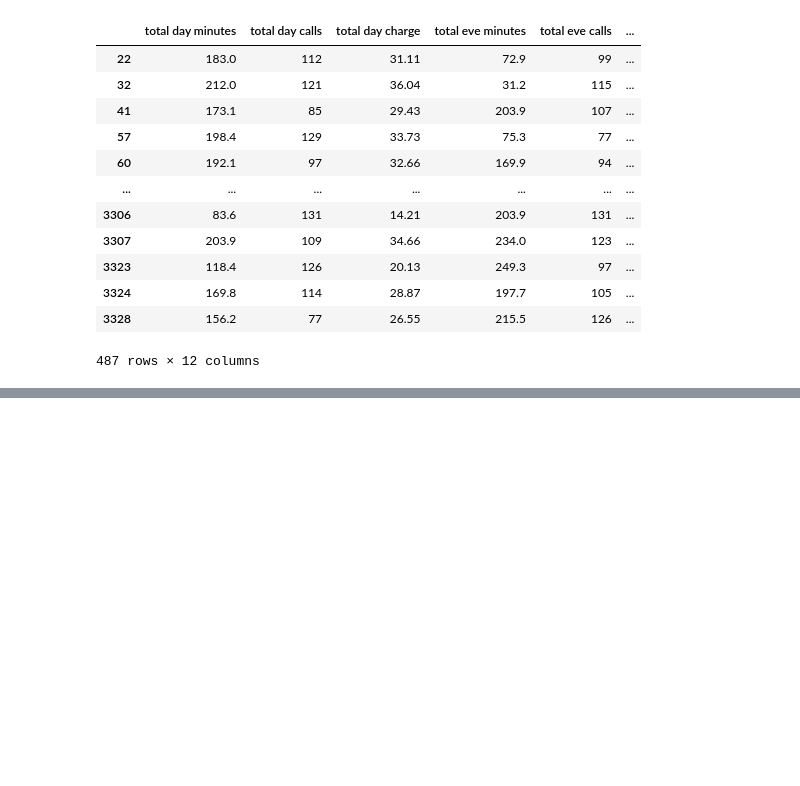
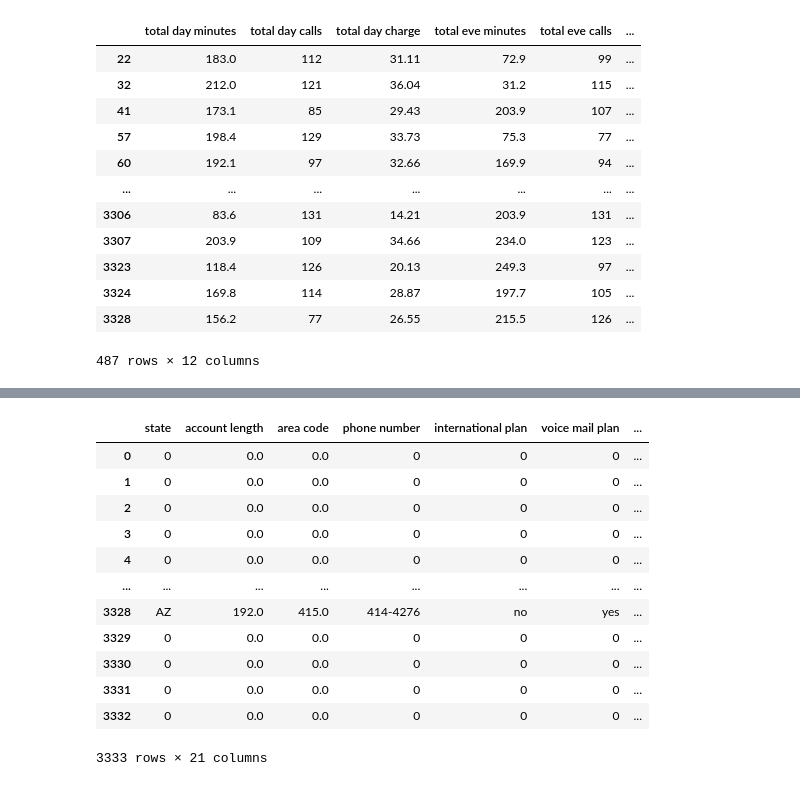
Before and after one commit to yuvii0125/Pandas, a Jupyter notebook: Pandas Filtering of Data/03_filtering_pandas.ipynb, the cells around one changed output, grey strips where cells are left out. Saved outputs shown, nothing was run; the diff lists cells and outputs as text; code cells hidden in the pictures; blank space fills up the shorter version.

```diff
--- a/Pandas Filtering of Data/03_filtering_pandas.ipynb
+++ b/Pandas Filtering of Data/03_filtering_pandas.ipynb
@@ -342,0 +401,16 @@ df.loc[(filter1 & filter2),column_filter_mask]
+# %%
+df.where(filter1 & filter2).fillna(0) #Fill the null values with 0
+# %% [output]
+|  | state | account length | area code | phone number | international plan | voice mail plan | ... |
+| 0 | 0 | 0.0 | 0.0 | 0 | 0 | 0 | ... |
+| 1 | 0 | 0.0 | 0.0 | 0 | 0 | 0 | ... |
+| 2 | 0 | 0.0 | 0.0 | 0 | 0 | 0 | ... |
+| 3 | 0 | 0.0 | 0.0 | 0 | 0 | 0 | ... |
+| 4 | 0 | 0.0 | 0.0 | 0 | 0 | 0 | ... |
+| ... | ... | ... | ... | ... | ... | ... | ... |
+| 3328 | AZ | 192.0 | 415.0 | 414-4276 | no | yes | ... |
+| 3329 | 0 | 0.0 | 0.0 | 0 | 0 | 0 | ... |
+| 3330 | 0 | 0.0 | 0.0 | 0 | 0 | 0 | ... |
+| 3331 | 0 | 0.0 | 0.0 | 0 | 0 | 0 | ... |
+| 3332 | 0 | 0.0 | 0.0 | 0 | 0 | 0 | ... |
+3333 rows × 21 columns
```
Also changed, not shown: parts of 26 cells of this notebook, 1 other file.
